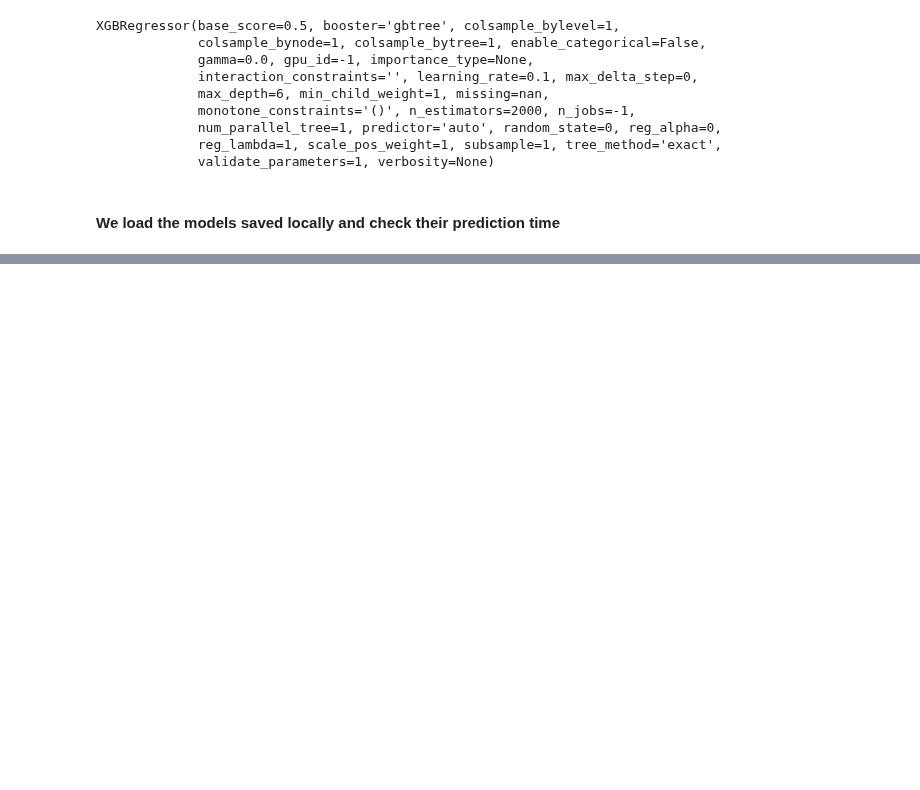
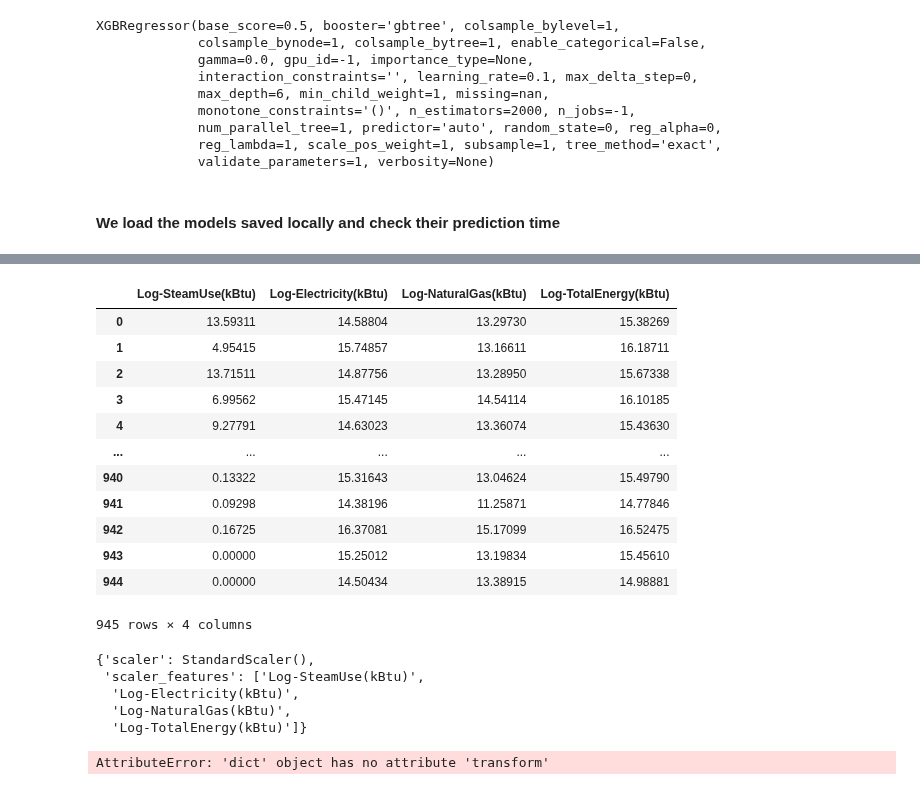
Before and after one commit to oumeima-elgharbi/P4_Data_Science_OpenClassrooms, a Jupyter notebook: P4_05_prediction_CO2.ipynb, the cells around one changed output, grey strips where cells are left out. Cells and saved outputs as stored; diff of their text form; code cells hidden in the pictures; blank space fills up the shorter version.

```diff
--- a/P4_05_prediction_CO2.ipynb
+++ b/P4_05_prediction_CO2.ipynb
@@ -909,0 +972,33 @@ TypeError: 'module' object is not callable
+# %%
+scaler_path = ".\model\scaler_CO2.sav"
+scaler_CO2 = pickle.load(open(scaler_path, 'rb'))
+
+df_energy_std = df_energy.copy()
+display(df_energy_std)
+# %% [output]
+|  | Log-SteamUse(kBtu) | Log-Electricity(kBtu) | Log-NaturalGas(kBtu) | Log-TotalEnergy(kBtu) |
+| 0 | 13.59311 | 14.58804 | 13.29730 | 15.38269 |
+| 1 | 4.95415 | 15.74857 | 13.16611 | 16.18711 |
+| 2 | 13.71511 | 14.87756 | 13.28950 | 15.67338 |
+| 3 | 6.99562 | 15.47145 | 14.54114 | 16.10185 |
+| 4 | 9.27791 | 14.63023 | 13.36074 | 15.43630 |
+| ... | ... | ... | ... | ... |
+| 940 | 0.13322 | 15.31643 | 13.04624 | 15.49790 |
+| 941 | 0.09298 | 14.38196 | 11.25871 | 14.77846 |
+| 942 | 0.16725 | 16.37081 | 15.17099 | 16.52475 |
+| 943 | 0.00000 | 15.25012 | 13.19834 | 15.45610 |
+| 944 | 0.00000 | 14.50434 | 13.38915 | 14.98881 |
+945 rows × 4 columns
+# %%
+scaler_CO2
+# %% [output]
+{'scaler': StandardScaler(),
+ 'scaler_features': ['Log-SteamUse(kBtu)',
+  'Log-Electricity(kBtu)',
+  'Log-NaturalGas(kBtu)',
+  'Log-TotalEnergy(kBtu)']}
+# %%
+df_energy_std = scaler_CO2.transform(df_energy)
+display(df_energy_std)
+# %% [output]
+AttributeError: 'dict' object has no attribute 'transform'
```
Also changed, not shown: parts of 11 cells of this notebook, 4 other files.
